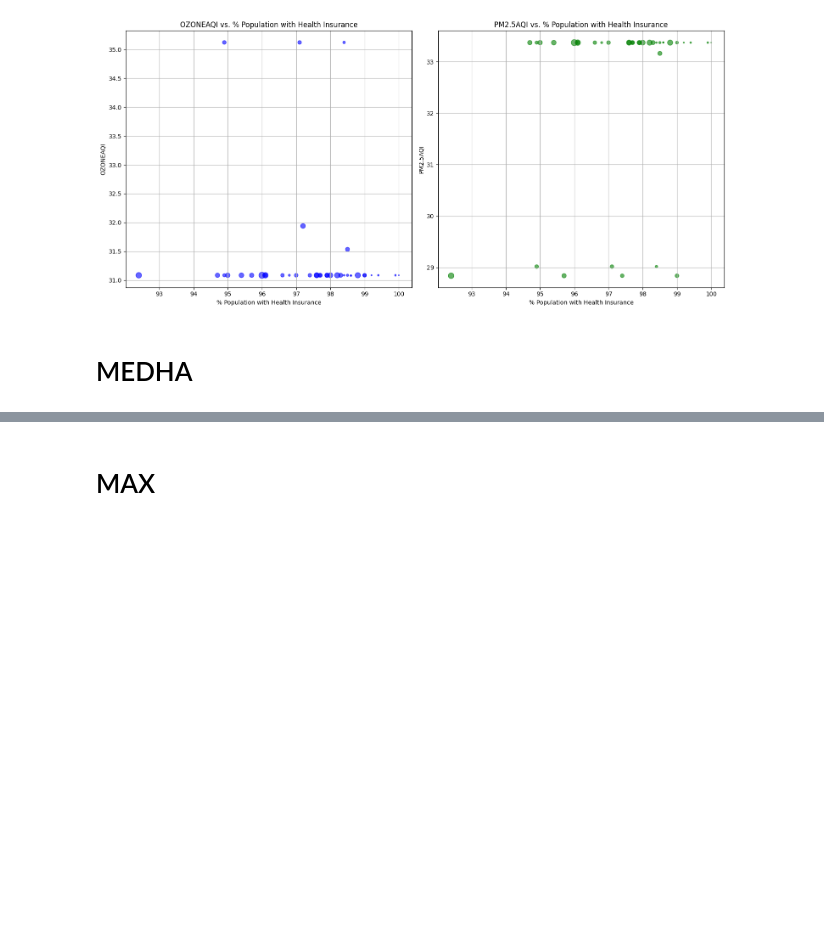
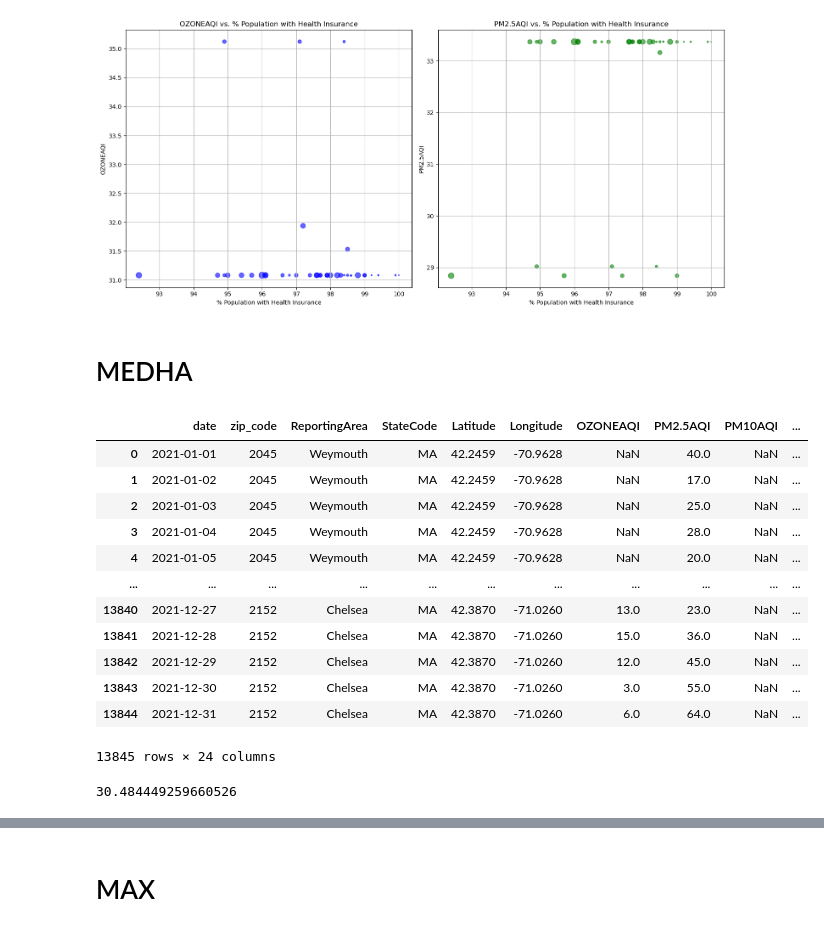
Before and after one commit to DKsavasan/Boston_Air_Quality_Project, a Jupyter notebook: Analysis.ipynb, the cells around one changed output, grey strips where cells are left out. Saved outputs shown, nothing was run; the diff lists cells and outputs as text; code cells hidden in the pictures; blank space fills up the shorter version.

Commit message:
added transport EDA, need health trends

```diff
--- a/Analysis.ipynb
+++ b/Analysis.ipynb
@@ -761,3 +757,32 @@ plt.show()
 [figure]
 # %% [markdown]
 # MEDHA
+# %%
+## transport --> merge with AQI
+
+AQI_file_path = './Data/AQI/2021_Daily_Aqi_Data_Cleaned.csv'
+AQI = pd.read_csv(AQI_file_path)
+
+
+DP02_file_path = "./Data/Census/census_transport.csv"
+DP02 = pd.read_csv(DP02_file_path)
+
+#AQI
+#Merging DP02 and AQI on zipcodes.
+
+combined = AQI.merge(DP02, left_on='zip_code', right_on='Zipcode', how='inner')
+combined.drop(columns = ['Zipcode'])
+# %% [output]
+|  | date | zip_code | ReportingArea | StateCode | Latitude | Longitude | OZONEAQI | PM2.5AQI | PM10AQI | ... |
+| 0 | 2021-01-01 | 2045 | Weymouth | MA | 42.2459 | -70.9628 | NaN | 40.0 | NaN | ... |
+| 1 | 2021-01-02 | 2045 | Weymouth | MA | 42.2459 | -70.9628 | NaN | 17.0 | NaN | ... |
+| 2 | 2021-01-03 | 2045 | Weymouth | MA | 42.2459 | -70.9628 | NaN | 25.0 | NaN | ... |
+| 3 | 2021-01-04 | 2045 | Weymouth | MA | 42.2459 | -70.9628 | NaN | 28.0 | NaN | ... |
+| 4 | 2021-01-05 | 2045 | Weymouth | MA | 42.2459 | -70.9628 | NaN | 20.0 | NaN | ... |
+| ... | ... | ... | ... | ... | ... | ... | ... | ... | ... | ... |
+| 13840 | 2021-12-27 | 2152 | Chelsea | MA | 42.3870 | -71.0260 | 13.0 | 23.0 | NaN | ... |
+| 13841 | 2021-12-28 | 2152 | Chelsea | MA | 42.3870 | -71.0260 | 15.0 | 36.0 | NaN | ... |
+| 13842 | 2021-12-29 | 2152 | Chelsea | MA | 42.3870 | -71.0260 | 12.0 | 45.0 | NaN | ... |
+| 13843 | 2021-12-30 | 2152 | Chelsea | MA | 42.3870 | -71.0260 | 3.0 | 55.0 | NaN | ... |
+| 13844 | 2021-12-31 | 2152 | Chelsea | MA | 42.3870 | -71.0260 | 6.0 | 64.0 | NaN | ... |
+13845 rows × 24 columns
@@ -763,0 +794,6 @@ plt.show()
+# %%
+percent_cars = combined['Percent_Total_Population_Commuting_to_Work_16_years_and_over_Car, truck, or van -- drove alone'].mean()
+
+percent_cars
+# %% [output]
+30.484449259660526
```
Also changed, not shown: parts of 8 cells of this notebook.
